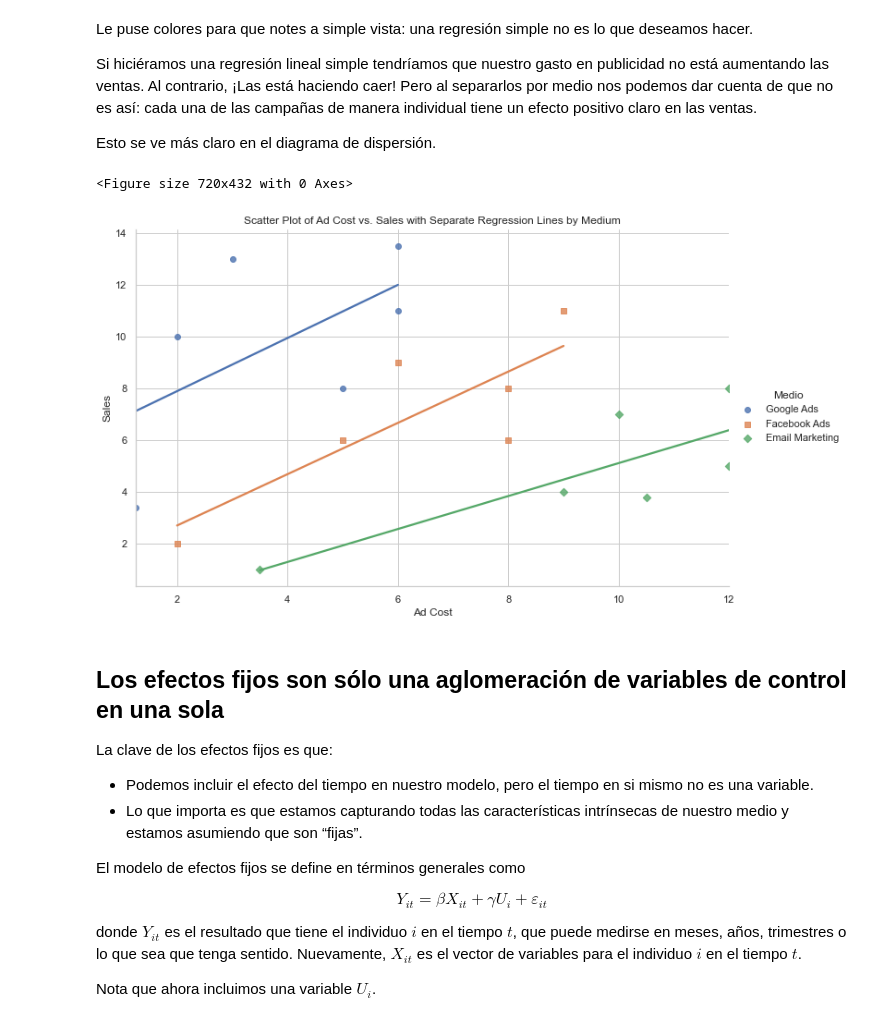
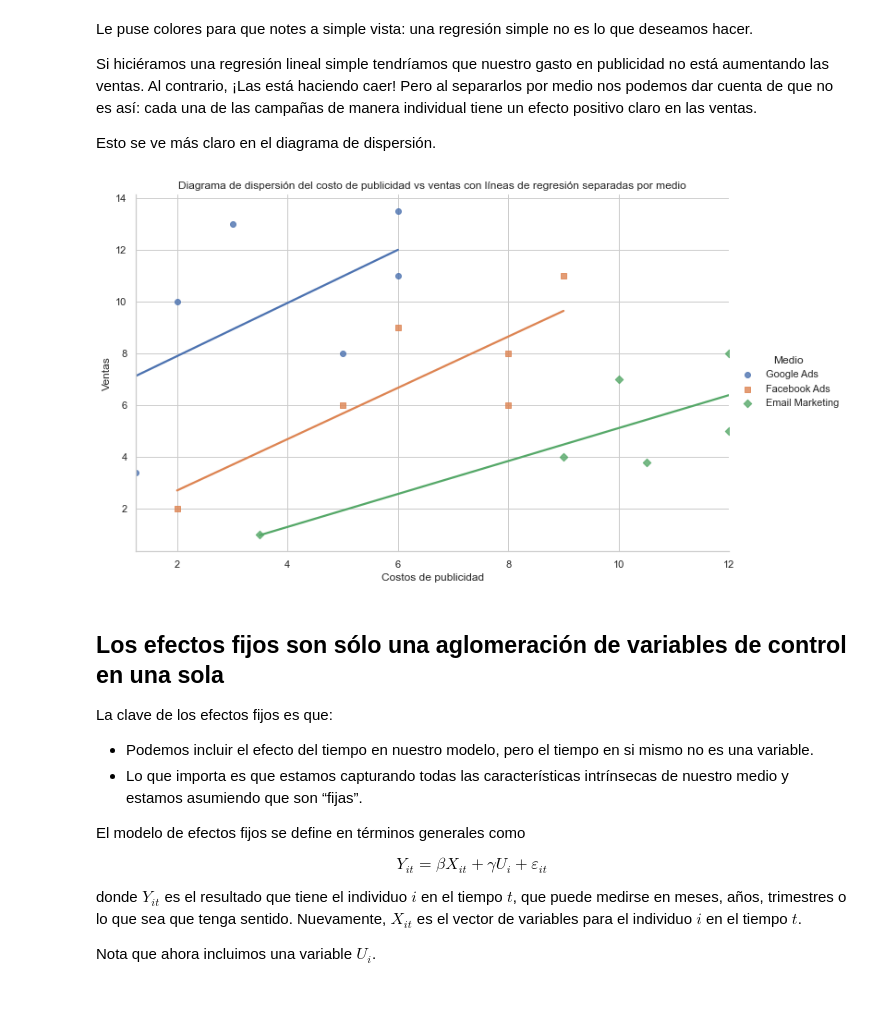
Before and after one commit to marionomics/econometria, a Jupyter notebook: _sources/chapters/II-Modelos-y-Metodos/05-Efectos-Fijos.ipynb, the cells around one changed output. Drawn from its saved outputs; the diff is of its cells as text; code cells hidden in the pictures.

```diff
--- a/_sources/chapters/II-Modelos-y-Metodos/05-Efectos-Fijos.ipynb
+++ b/_sources/chapters/II-Modelos-y-Metodos/05-Efectos-Fijos.ipynb
@@ -80,21 +86,20 @@ Le puse colores para que notes a simple vista: una regresión simple no es lo qu
 Si hiciéramos una regresión lineal simple tendríamos que nuestro gasto en publicidad no está aumentando las ventas. Al contrario, ¡Las está haciendo caer! Pero al separarlos por medio nos podemos dar cuenta de que no es así: cada una de las campañas de manera individual tiene un efecto positivo claro en las ventas.
 
 Esto se ve más claro en el diagrama de dispersión.
-# %%
-# Let's first identify the unique mediums to ensure we assign a unique marker for each
-unique_media = df['Medio'].unique()
-
-# Now, creating a scatter plot with different markers for each medium and separate regression lines
-plt.figure(figsize=(10, 6))
-sns.lmplot(x='Ad cost', y='Sales', data=df, hue='Medio', markers=['o', 's', 'D', '^'][:len(unique_media)], height=6, aspect=1.6, ci=None)
-
-plt.title('Scatter Plot of Ad Cost vs. Sales with Separate Regression Lines by Medium')
-plt.xlabel('Ad Cost')
-plt.ylabel('Sales')
-plt.show()
-# %% [output]
-<Figure size 720x432 with 0 Axes>
-[figure, removed]
+# %%
+# Identificar los medios únicos para asegurarnos de asignar un marcador único para cada uno
+unique_media = df['Medio'].unique()
+
+# Crear un diagrama de dispersión con diferentes marcadores para cada medio y líneas de regresión separadas
+sns.lmplot(x='Ad cost', y='Sales', data=df, hue='Medio', markers=['o', 's', 'D', '^'][:len(unique_media)], height=6, aspect=1.6, ci=None)
+
+# Configurar el título y las etiquetas del gráfico
+plt.title('Diagrama de dispersión del costo de publicidad vs ventas con líneas de regresión separadas por medio')
+plt.xlabel('Costos de publicidad')
+plt.ylabel('Ventas')
+plt.show()
+# %% [output]
+[figure, added]
 # %% [markdown]
 ## Los efectos fijos son sólo una aglomeración de variables de control en una sola
 
```
Also changed, not shown: parts of 5 cells of this notebook, 7 other files.
